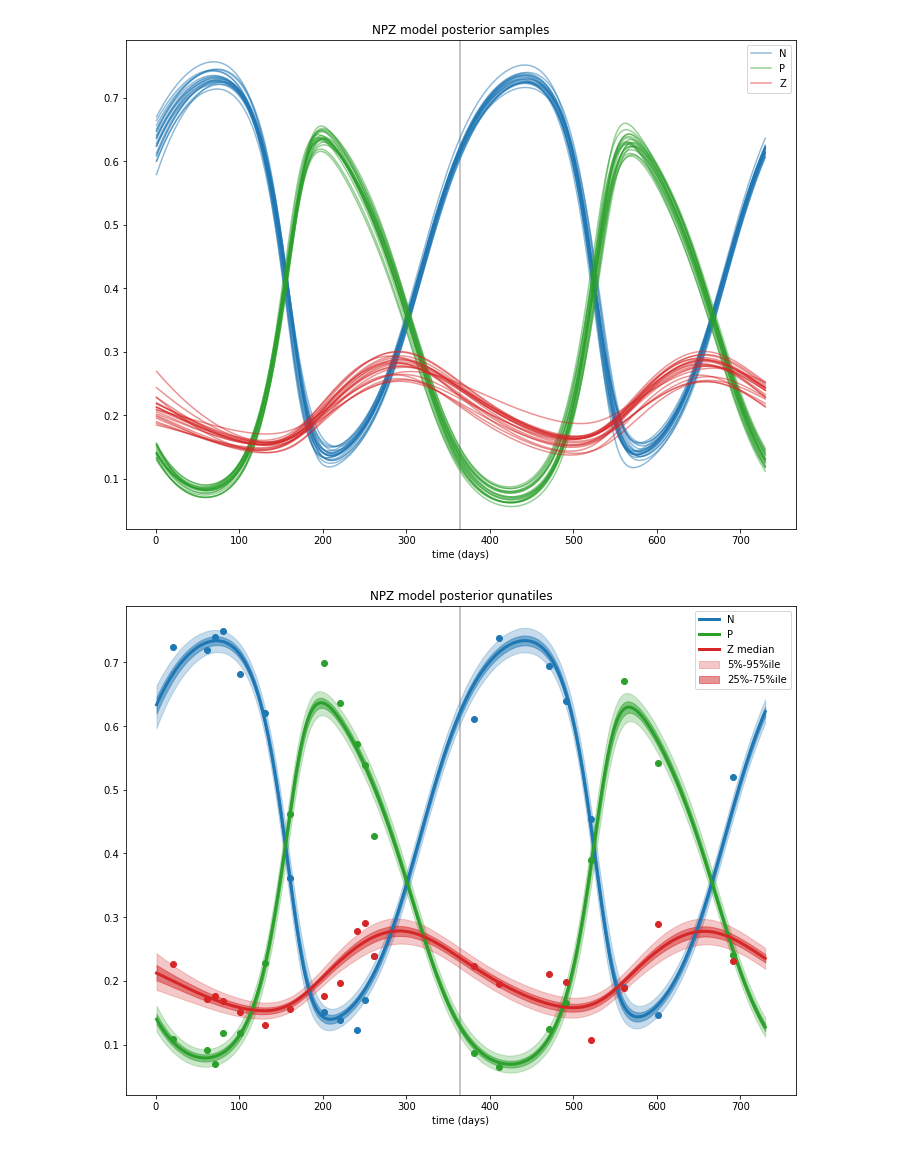
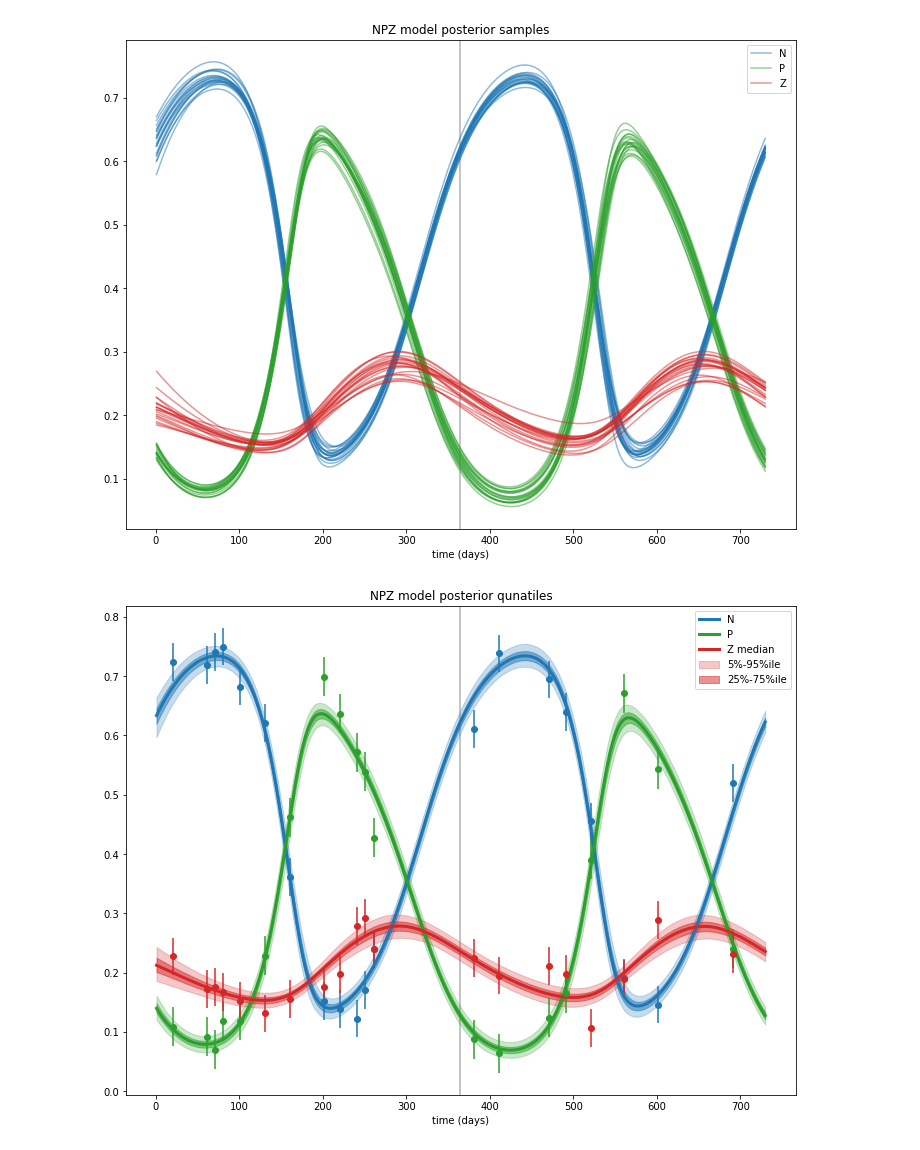
Before and after one commit to gregbritten/BayesianEcosystems_IAP, a Jupyter notebook: notebooks/npz_stan_pred.ipynb, the cells around one changed output. Cells and saved outputs as stored; diff of their text form; code cells hidden in the pictures.

Commit message:
added plots

```diff
--- a/notebooks/npz_stan_pred.ipynb
+++ b/notebooks/npz_stan_pred.ipynb
@@ -164,24 +164,27 @@ None
 [figure]
 # %%
 fig,ax = plt.subplots(figsize=(12,9))
+io = 0
 for i,name in enumerate(('N','P','Z')):
     q = np.percentile(mcmc['x_pred'][:,:,i], q=(5,25,50,75,95), axis=0)
     label = None
     if i == 2:
         label = '5%-95%ile'
     ax.fill_between(tpred, q[0,:], q[-1,:], color=colors[i], alpha=0.25, label=label)
     if i == 2:
         label = '25%-75%ile'
     ax.fill_between(tpred, q[1,:], q[-2,:], color=colors[i], alpha=0.5, label=label)
     if i == 2:
         label = name + ' median'
     else:
         label = name
     ax.plot(tpred, q[2,:], color=colors[i], linewidth=3, label=label)
-    ax.plot(tobs, obs[:,i], color=colors[i], marker='o', linestyle='none')
+    if i in iobsvar:
+        ax.errorbar(tobs, obs[:,i], yerr=np.mean(mcmc['sigma'][:,io]), color=colors[i], marker='o', linestyle='none')
+        io += 1
 ax.axvline(365, color='0.7', zorder=0)
 ax.set(title='NPZ model posterior qunatiles', xlabel='time (days)')
 ax.legend()
 None
 # %% [output]
-[figure, old version]
+[figure, new version]
```
